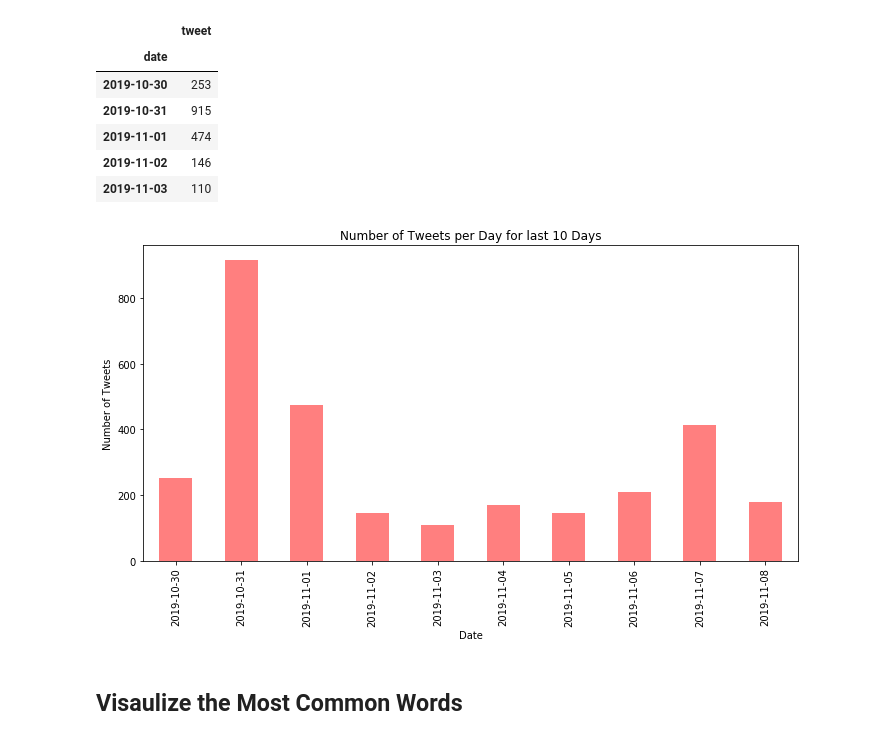
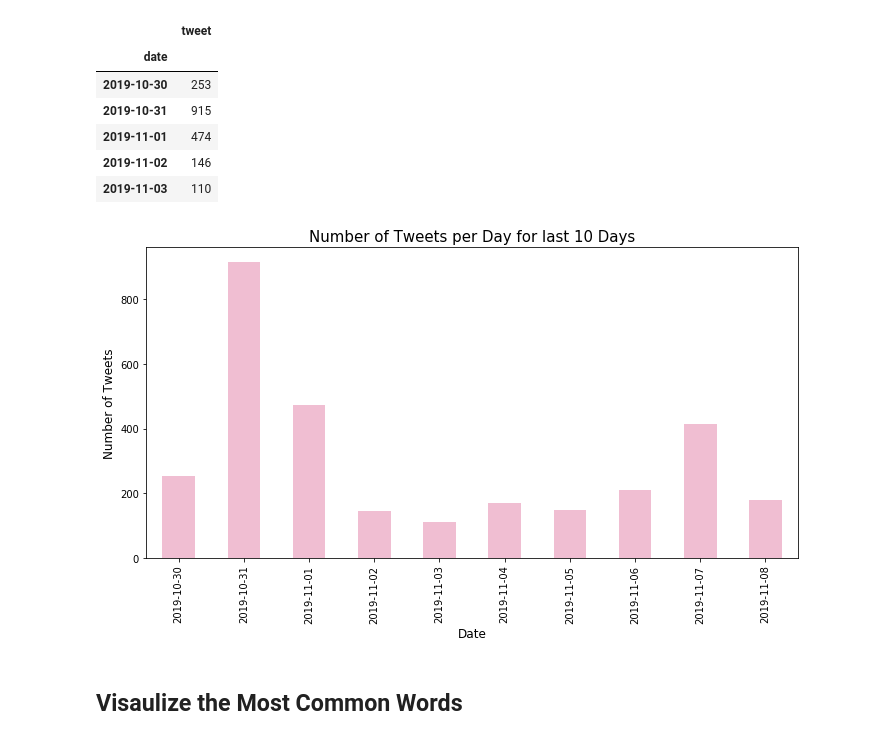
Before and after one commit to Atchub1/CTAProject, a Jupyter notebook: Notebook/CTA_Sentiment_Prediction.ipynb, the cells around one changed output. Saved outputs shown, nothing was run; the diff lists cells and outputs as text; code cells hidden in the pictures.

```diff
--- a/Notebook/CTA_Sentiment_Prediction.ipynb
+++ b/Notebook/CTA_Sentiment_Prediction.ipynb
@@ -200,18 +200,24 @@ date_and_tweet.head()
 | 2019-11-03 | 110 |
 # %%
 # Use DataFrame.plot() in order to create a bar chart of the data
-date_and_tweet.plot(kind="bar", color='r', figsize=(10,6), alpha=0.5, align="center")
+date_and_tweet.plot(kind="bar", color='#e27ea6', figsize=(10,6), alpha=0.5, align="center")
 
 # Set a title for the chart
-plt.title("Number of Tweets per Day for last 10 Days")
-plt.xlabel("Date")
-plt.ylabel("Number of Tweets")
+plt.title("Number of Tweets per Day for last 10 Days", fontsize = 15)
+plt.xlabel("Date", fontsize = 12 )
+plt.ylabel("Number of Tweets", fontsize = 12)
 plt.legend().set_visible(False)
 plt.tight_layout()
+
+
+
+# ax.yaxis.label.set_size(12)
+# plt.setp(ax.get_xticklabels(), rotation='vertical', fontsize=10)
+# plt.setp(ax.get_yticklabels(), rotation='horizontal', fontsize=12)
 plt.savefig("../Images/Tweets vs Date.png")
 plt.show()
 # %% [output]
-[figure, old version]
+[figure, new version]
 # %% [markdown]
 ## Visaulize the Most Common Words
 # %%
```
Also changed, not shown: parts of 1 cell of this notebook, 2 other files.
